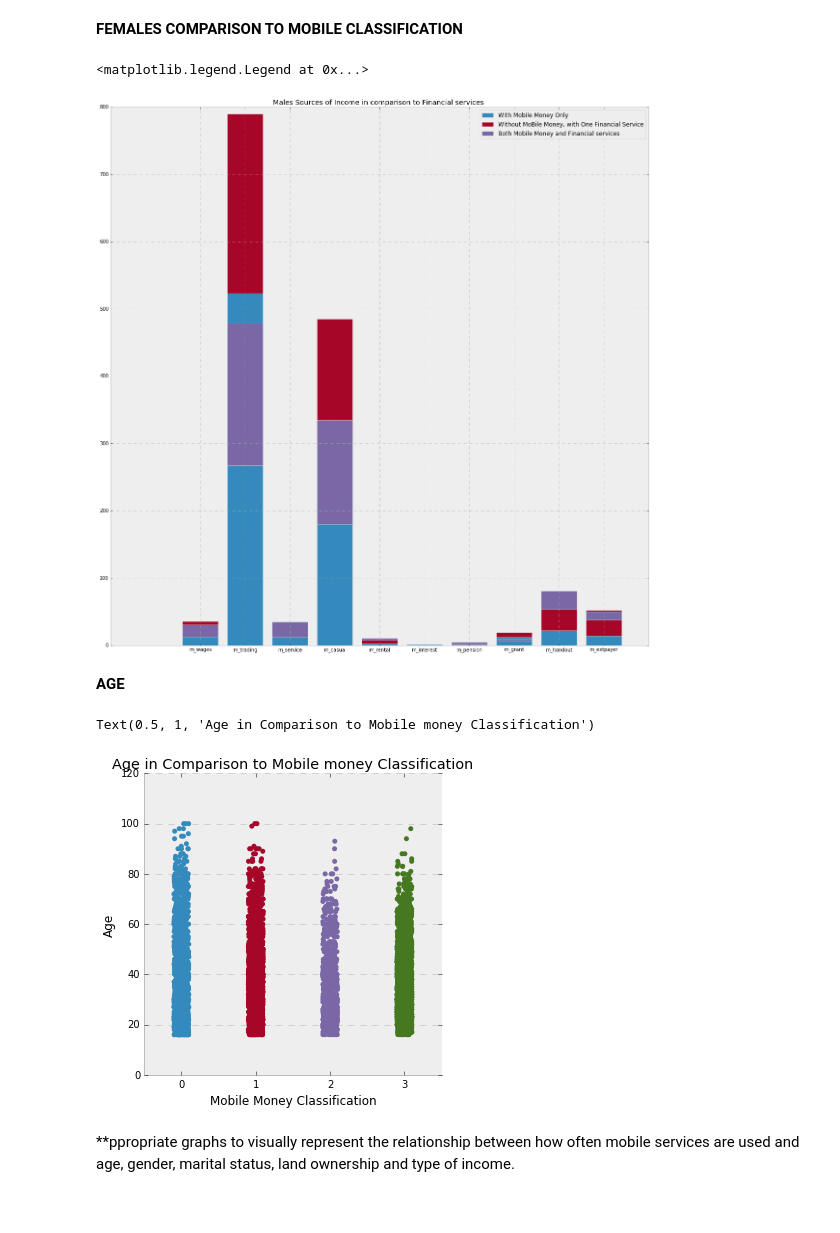
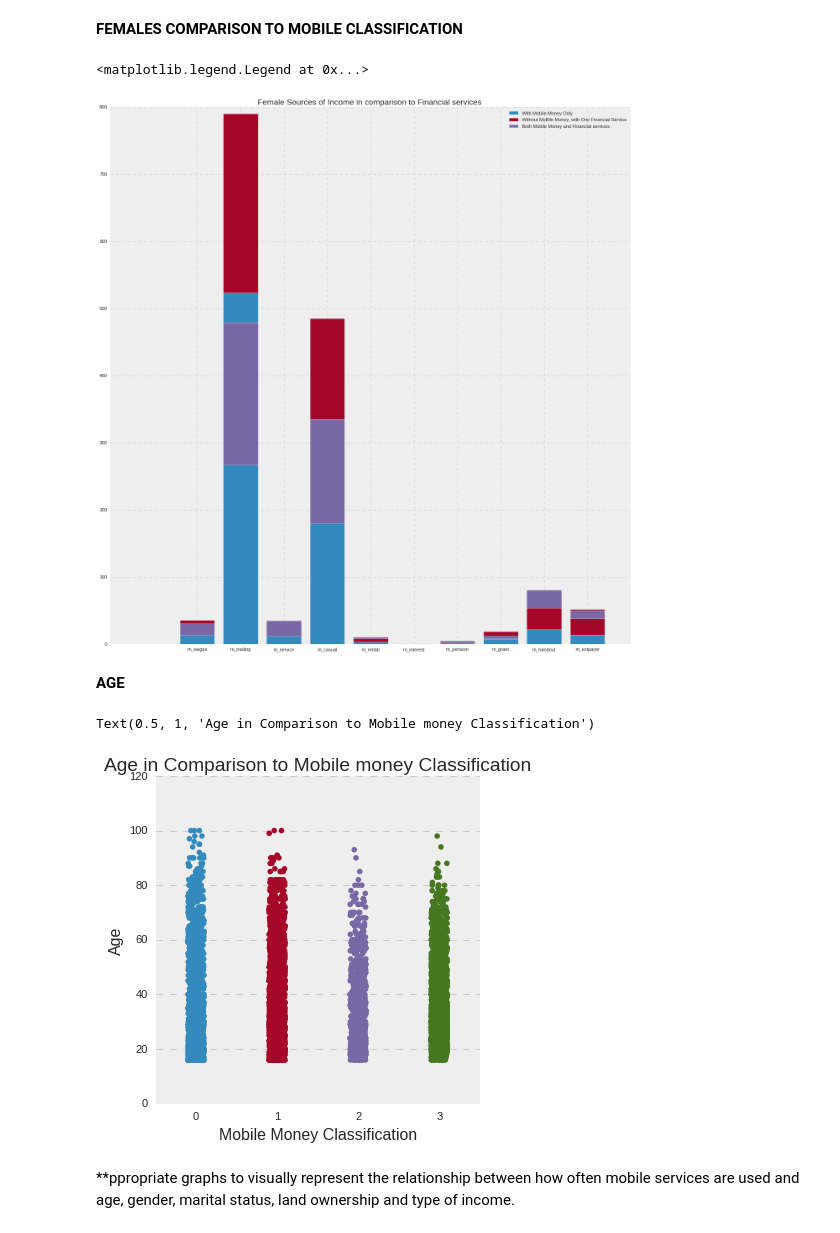
Before and after one commit to AllenMkandla/Financial_Services_Use_in_Tanzania, a Jupyter notebook: Tanzania.ipynb, the cells around one changed output. Cells and saved outputs as stored; diff of their text form; code cells hidden in the pictures.

```diff
--- a/Tanzania.ipynb
+++ b/Tanzania.ipynb
@@ -3,5 +3,5 @@ import pandas as pd
 import numpy as np
 import matplotlib.pyplot as plt
 import seaborn as sns
-plt.style.use('classic')
+plt.style.use('seaborn')
 # %%
@@ -260,37 +262,36 @@ plt.legend(loc="upper right")
 # %%
 plt.style.use('bmh')
 fm_sources_mm = []
 #Males' souces of income with mobile money only
 fm_sources_no_mm = []
 # Males' sources of income without mobile money but at least one other finacial service
 fm_sources_both = []
 # Males' sources of income with both
 for source in m_sources_of_income:
     fm_sources_mm.append(len(source[source.mobile_money_classification == 1]))
     fm_sources_no_mm.append(len(source[source.mobile_money_classification == 0]))
     fm_sources_both.append(len(source[source.mobile_money_classification == 2]))
 
 plt.figure(figsize = (20, 20))
 plt.bar(np.arange(10), fm_sources_mm, label= 'With Mobile Money Only')
 plt.bar(np.arange(10), fm_sources_no_mm, bottom= fm_sources_mm, label='Without MoBile Money, with One Financial Service')
 plt.bar(np.arange(10), fm_sources_both, bottom=fm_sources_no_mm, label='Both Mobile Money and Financial services')
 plt.xticks(np.arange(10), ['m_wages', 'm_trading', 'm_service', 'm_casual', 'm_rental', 'm_interest', 'm_pension', 'm_grant','m_handout', 'm_extpayer'])
-plt.title("Males Sources of Income in comparison to Financial services ")
+plt.title("Female Sources of Income in comparison to Financial services ")
 plt.legend(loc="upper right")
 # %% [output]
 <matplotlib.legend.Legend at 0x...>
-[figure, old version]
+[figure, new version]
 # %% [markdown]
 **AGE**
 # %%
-
 sns.catplot(x= 'mobile_money_classification', y='Q1', data= tanza_data)
 plt.xlabel("Mobile Money Classification")
 plt.ylabel("Age")
 plt.title('Age in Comparison to Mobile money Classification')
 # %% [output]
 Text(0.5, 1, 'Age in Comparison to Mobile money Classification')
-[figure, old version]
+[figure, new version]
 # %% [markdown]
 **ppropriate graphs to visually represent the relationship between how often mobile services are used and age, gender, marital status, land ownership and type of income.
 # %%
```
Also changed, not shown: parts of 25 cells of this notebook.
